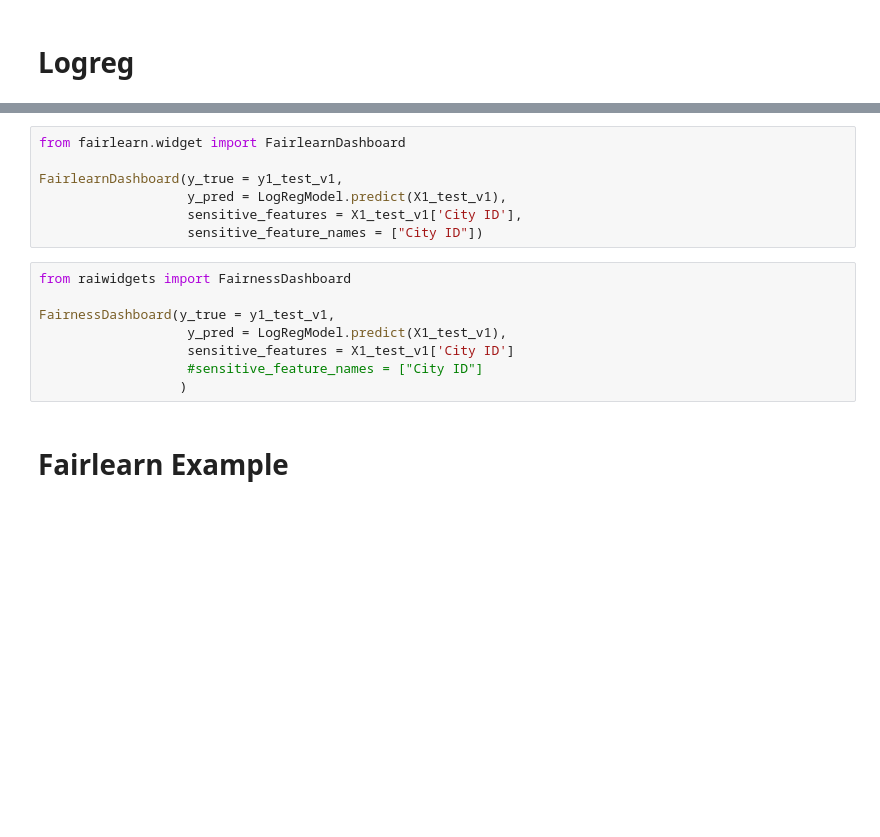
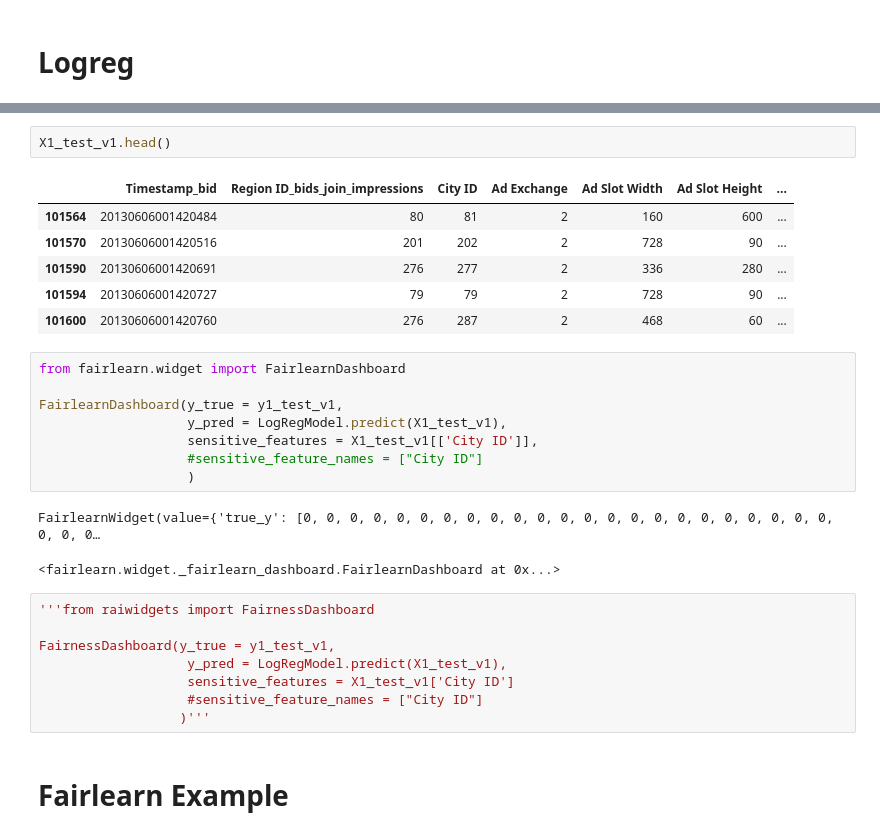
Before and after one commit to armand-sauzay/privacy-preserving-analytics, a Jupyter notebook: fairlearn-exploration/test-fairlearn.ipynb, the cells around one changed output, grey strips where cells are left out. Cells and saved outputs as stored; diff of their text form; blank space fills up the shorter version.

```diff
--- a/fairlearn-exploration/test-fairlearn.ipynb
+++ b/fairlearn-exploration/test-fairlearn.ipynb
@@ -147,18 +147,31 @@ Accuracy of the model on unseen test data:  0.806
+# %%
+X1_test_v1.head()
+# %% [output]
+|  | Timestamp_bid | Region ID_bids_join_impressions | City ID | Ad Exchange | Ad Slot Width | Ad Slot Height | ... |
+| 101564 | 20130606001420484 | 80 | 81 | 2 | 160 | 600 | ... |
+| 101570 | 20130606001420516 | 201 | 202 | 2 | 728 | 90 | ... |
+| 101590 | 20130606001420691 | 276 | 277 | 2 | 336 | 280 | ... |
+| 101594 | 20130606001420727 | 79 | 79 | 2 | 728 | 90 | ... |
+| 101600 | 20130606001420760 | 276 | 287 | 2 | 468 | 60 | ... |
 # %%
 from fairlearn.widget import FairlearnDashboard
 
 FairlearnDashboard(y_true = y1_test_v1,
                    y_pred = LogRegModel.predict(X1_test_v1),
-                   sensitive_features = X1_test_v1['City ID'],
-                   sensitive_feature_names = ["City ID"])
+                   sensitive_features = X1_test_v1[['City ID']],
+                   #sensitive_feature_names = ["City ID"]
+                   )
+# %% [output]
+FairlearnWidget(value={'true_y': [0, 0, 0, 0, 0, 0, 0, 0, 0, 0, 0, 0, 0, 0, 0, 0, 0, 0, 0, 0, 0, 0, 0, 0, 0, 0…
+<fairlearn.widget._fairlearn_dashboard.FairlearnDashboard at 0x...>
 # %%
-from raiwidgets import FairnessDashboard
+'''from raiwidgets import FairnessDashboard
 
 FairnessDashboard(y_true = y1_test_v1,
                    y_pred = LogRegModel.predict(X1_test_v1),
                    sensitive_features = X1_test_v1['City ID']
                    #sensitive_feature_names = ["City ID"]
-                  )
+                  )'''
 # %% [markdown]
 # Fairlearn Example
 # %%
```
Also changed, not shown: parts of 9 cells of this notebook, 31 other files.
